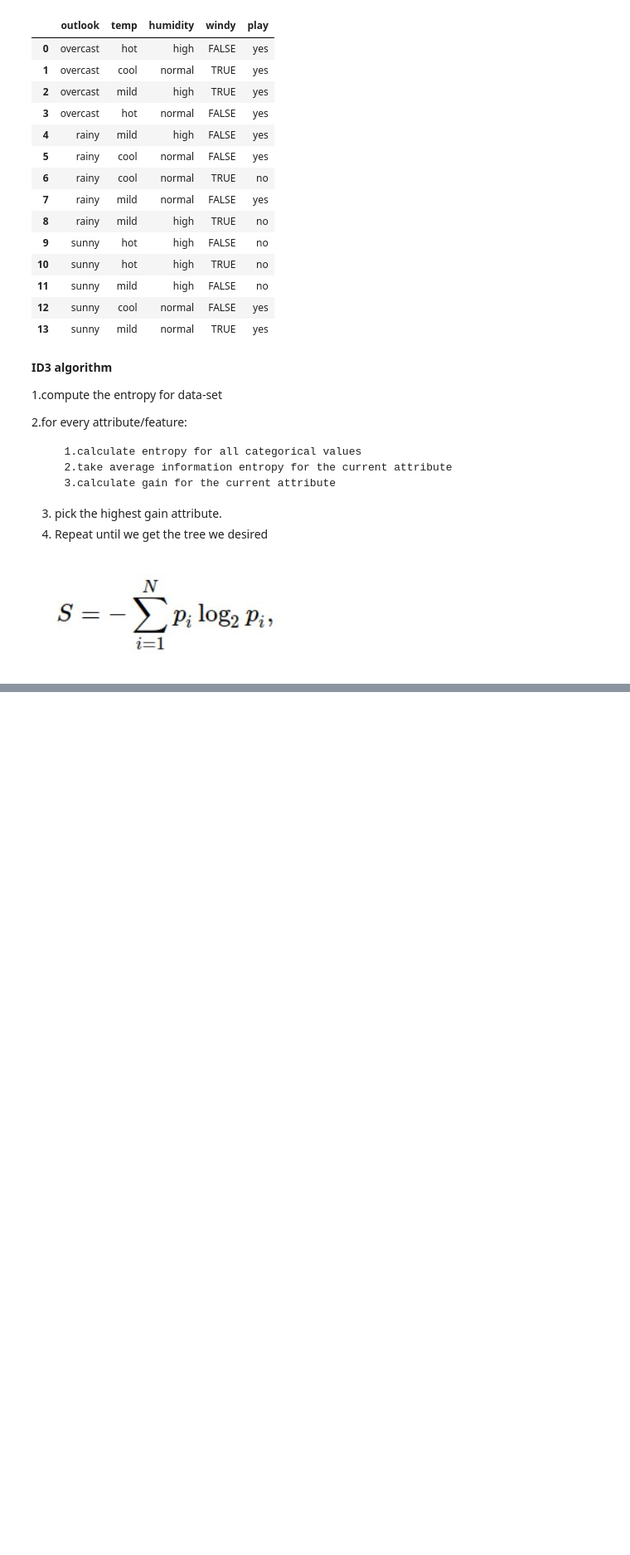
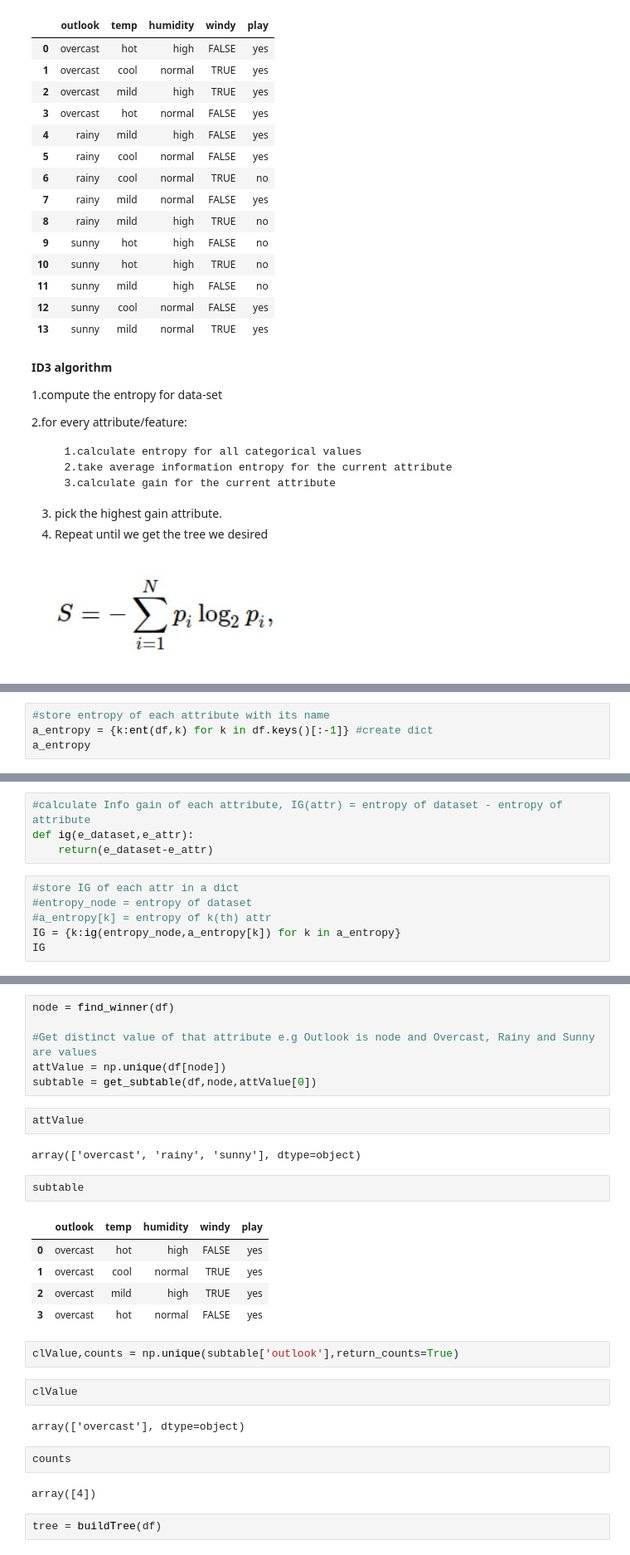
Before and after one commit to hemrajojha/CSC410, a Jupyter notebook: Unit_6.ipynb, the cells around one changed output, grey strips where cells are left out. Shown at 83% size. Saved outputs shown, nothing was run; the diff lists cells and outputs as text; blank space fills up the shorter version.

```diff
--- a/Unit_6.ipynb
+++ b/Unit_6.ipynb
@@ -135,0 +144,4 @@ ent(df,df.keys()[0])
+# %%
+#store entropy of each attribute with its name
+a_entropy = {k:ent(df,k) for k in df.keys()[:-1]} #create dict
+a_entropy
@@ -135,0 +153,10 @@ ent(df,df.keys()[0])
+# %%
+#calculate Info gain of each attribute, IG(attr) = entropy of dataset - entropy of attribute
+def ig(e_dataset,e_attr):
+    return(e_dataset-e_attr)
+# %%
+#store IG of each attr in a dict
+#entropy_node = entropy of dataset
+#a_entropy[k] = entropy of k(th) attr
+IG = {k:ig(entropy_node,a_entropy[k]) for k in a_entropy}
+IG
@@ -135,0 +255,30 @@ ent(df,df.keys()[0])
+# %%
+node = find_winner(df)
+
+#Get distinct value of that attribute e.g Outlook is node and Overcast, Rainy and Sunny are values
+attValue = np.unique(df[node])
+subtable = get_subtable(df,node,attValue[0])
+# %%
+attValue
+# %% [output]
+array(['overcast', 'rainy', 'sunny'], dtype=object)
+# %%
+subtable
+# %% [output]
+|  | outlook | temp | humidity | windy | play |
+| 0 | overcast | hot | high | FALSE | yes |
+| 1 | overcast | cool | normal | TRUE | yes |
+| 2 | overcast | mild | high | TRUE | yes |
+| 3 | overcast | hot | normal | FALSE | yes |
+# %%
+clValue,counts = np.unique(subtable['outlook'],return_counts=True)
+# %%
+clValue
+# %% [output]
+array(['overcast'], dtype=object)
+# %%
+counts
+# %% [output]
+array([4])
+# %%
+tree = buildTree(df)
```
Also changed, not shown: parts of 18 cells of this notebook.
